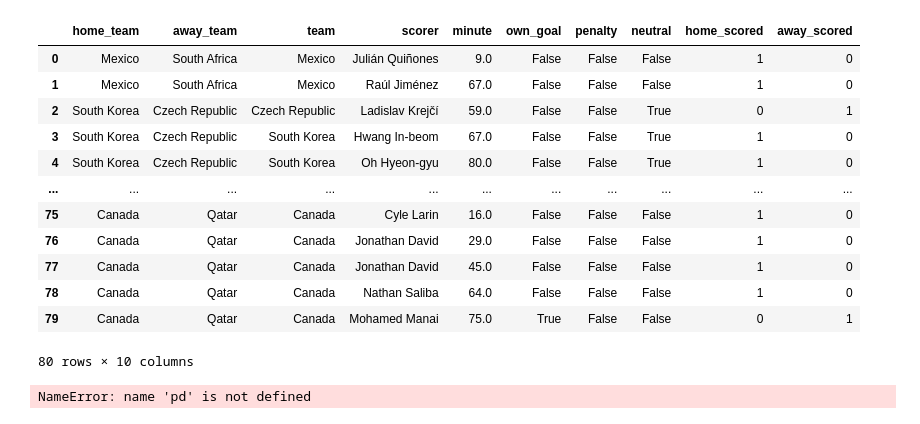
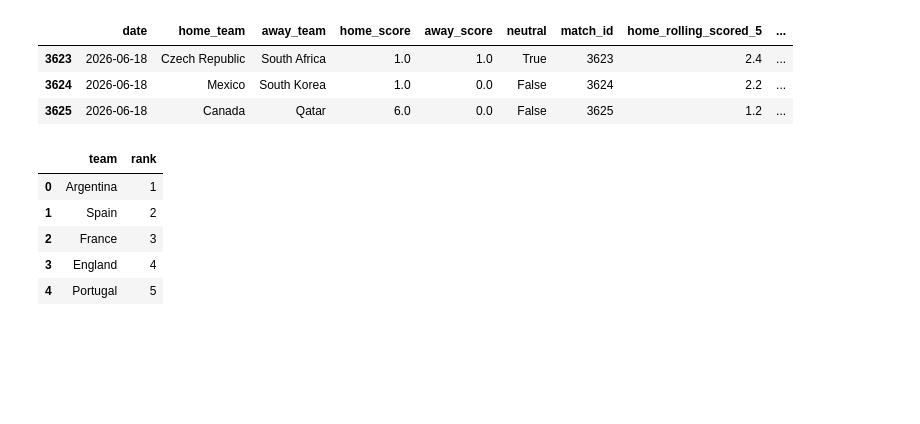
Before and after one commit to MoBTD10/Fifa-world-cup-2026-predicator, a Jupyter notebook: data_preprocess.ipynb, the cells around one changed output. Saved outputs shown, nothing was run; the diff lists cells and outputs as text; code cells hidden in the pictures; blank space fills up the shorter version.

```diff
--- a/data_preprocess.ipynb
+++ b/data_preprocess.ipynb
@@ -49,19 +44,0 @@ final_df['away_scored'] = (final_df['team']==final_df['away_team']).astype(int)
-# %%
-final_df['home_scored'] = np.where(final_df['own_goal'] == True, 1 - final_df['home_scored'], final_df['home_scored'])
-final_df['away_scored'] = np.where(final_df['own_goal'] == True, 1 - final_df['away_scored'], final_df['away_scored'])
-final_df.drop(columns=['home_score', 'away_score'], inplace=True, errors='ignore')
-final_df.head(80)
-# %% [output]
-|  | home_team | away_team | team | scorer | minute | own_goal | penalty | neutral | home_scored | away_scored |
-| 0 | Mexico | South Africa | Mexico | Julián Quiñones | 9.0 | False | False | False | 1 | 0 |
-| 1 | Mexico | South Africa | Mexico | Raúl Jiménez | 67.0 | False | False | False | 1 | 0 |
-| 2 | South Korea | Czech Republic | Czech Republic | Ladislav Krejčí | 59.0 | False | False | True | 0 | 1 |
-| 3 | South Korea | Czech Republic | South Korea | Hwang In-beom | 67.0 | False | False | True | 1 | 0 |
-| 4 | South Korea | Czech Republic | South Korea | Oh Hyeon-gyu | 80.0 | False | False | True | 1 | 0 |
-| ... | ... | ... | ... | ... | ... | ... | ... | ... | ... | ... |
-| 75 | Canada | Qatar | Canada | Cyle Larin | 16.0 | False | False | False | 1 | 0 |
-| 76 | Canada | Qatar | Canada | Jonathan David | 29.0 | False | False | False | 1 | 0 |
-| 77 | Canada | Qatar | Canada | Jonathan David | 45.0 | False | False | False | 1 | 0 |
-| 78 | Canada | Qatar | Canada | Nathan Saliba | 64.0 | False | False | False | 1 | 0 |
-| 79 | Canada | Qatar | Canada | Mohamed Manai | 75.0 | True | False | False | 0 | 1 |
-80 rows × 10 columns
@@ -68,7 +55,22 @@ final_df.head(80)
+# %%
+#merg
+df =df.merge(home_featuers , on='match_id' ,how='left')
+df =df.merge(away_featuers, on='match_id' ,how='left')
+df.tail(3)
+# %% [output]
+|  | date | home_team | away_team | home_score | away_score | neutral | match_id | home_rolling_scored_5 | ... |
+| 3623 | 2026-06-18 | Czech Republic | South Africa | 1.0 | 1.0 | True | 3623 | 2.4 | ... |
+| 3624 | 2026-06-18 | Mexico | South Korea | 1.0 | 0.0 | False | 3624 | 2.2 | ... |
+| 3625 | 2026-06-18 | Canada | Qatar | 6.0 | 0.0 | False | 3625 | 1.2 | ... |
 # %%
 rank = pd.read_csv(r"fifa_ranking_2026-06-08.csv")
 rank.drop(columns=['team_code','association','previous_rank','points','previous_points','rated_matches'] ,inplace=True)
-rank.head(100)
+rank.head(5)
 # %% [output]
-NameError: name 'pd' is not defined
+|  | team | rank |
+| 0 | Argentina | 1 |
+| 1 | Spain | 2 |
+| 2 | France | 3 |
+| 3 | England | 4 |
+| 4 | Portugal | 5 |
 # %%
```
Also changed, not shown: parts of 12 cells of this notebook, 16 other files.
